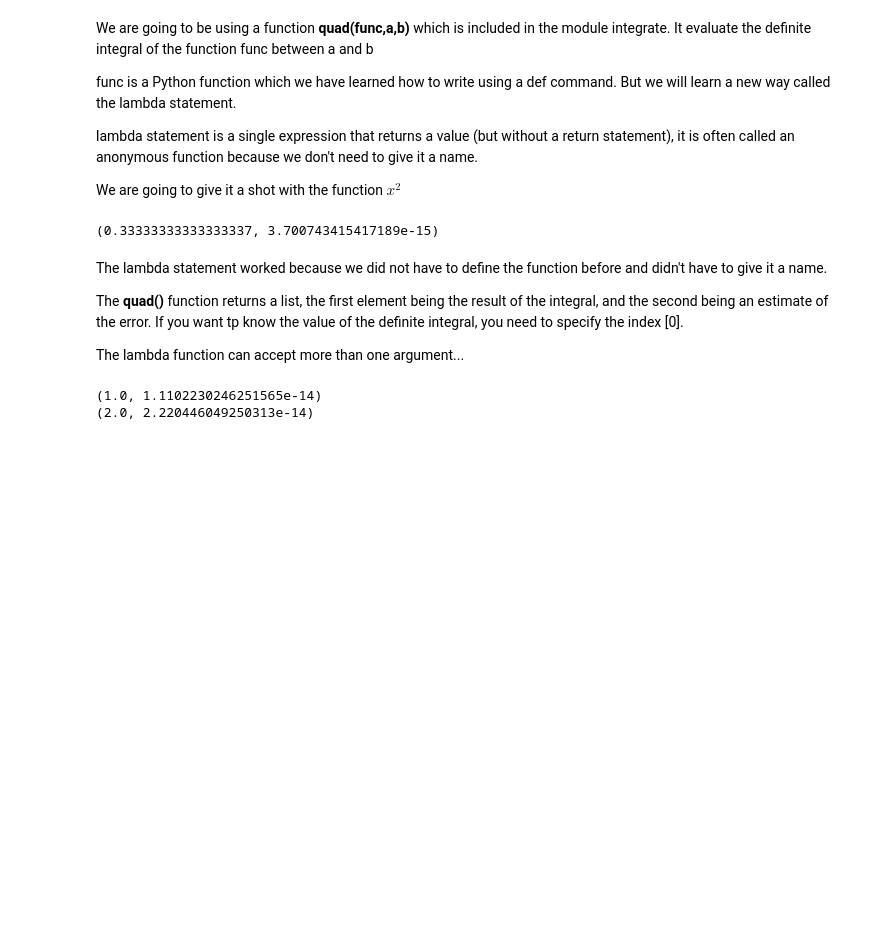
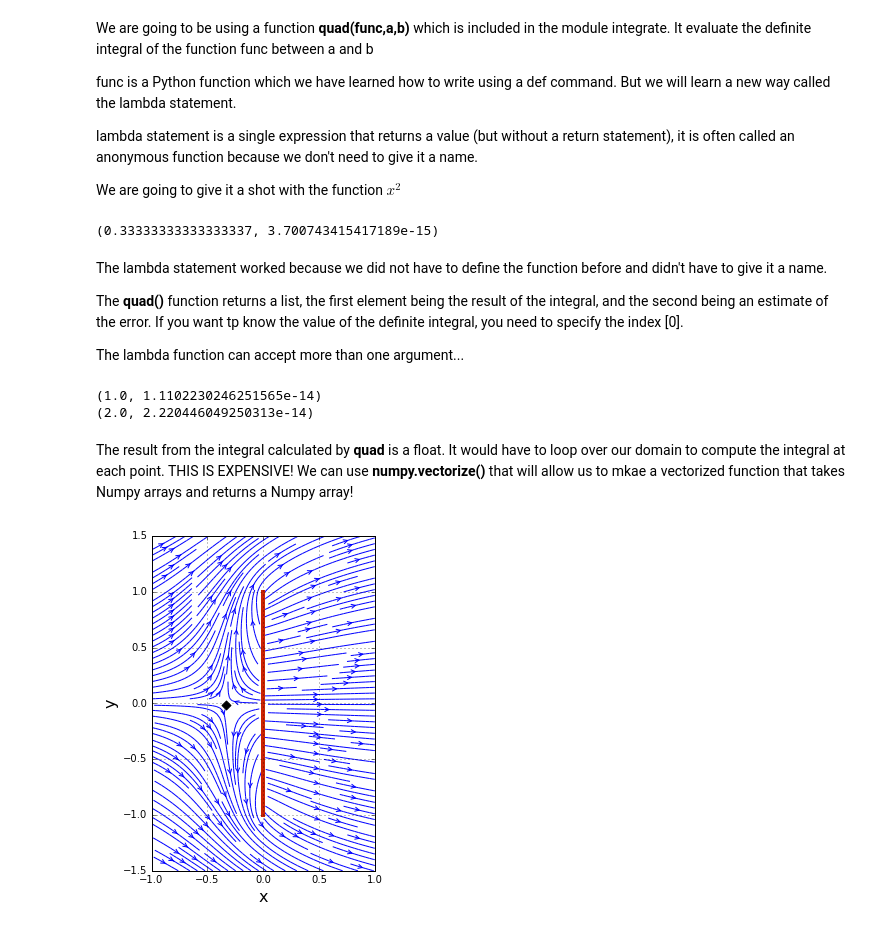
Before and after one commit to jennakosborn/mae6226, a Jupyter notebook: Lesson08.ipynb, the cells around one changed output. Saved outputs shown, nothing was run; the diff lists cells and outputs as text; code cells hidden in the pictures; blank space fills up the shorter version.

```diff
--- a/Lesson08.ipynb
+++ b/Lesson08.ipynb
@@ -174,3 +174,52 @@ print(integrate.quad(lambda x, a, b: a*b*x**2, 0.0, 1.0, args=(a,b)))
 # %% [output]
 (1.0, 1.1102230246251565e-14)
 (2.0, 2.220446049250313e-14)
+# %% [markdown]
+The result from the integral calculated by **quad** is a float. It would have to loop over our domain to compute the integral at each point. THIS IS EXPENSIVE! We can use **numpy.vectorize()** that will allow us to mkae a vectorized function that takes Numpy arrays and returns a Numpy array!
+# %%
+sigma = 2.5    # strength of the source-sheet
+
+# boundaries of the source-sheet
+y_min, y_max = -1.0, 1.0
+
+# create the anonymous functions
+integrand_u = lambda s, x, y: x / (x**2 + (y - s)**2)
+integrand_v = lambda s, x, y: (y - s) / (x**2 + (y - s)**2)
+
+# create a dummy function to vectorize
+def integration(x, y, integrand):
+    return integrate.quad(integrand, y_min, y_max, args=(x, y))[0]
+
+vec_integration = numpy.vectorize(integration)
+
+# compute the velocity field generated by the source-sheet
+u_sheet = sigma / (2.0 * numpy.pi) * vec_integration(X, Y, integrand_u)
+v_sheet = sigma / (2.0 * numpy.pi) * vec_integration(X, Y, integrand_v)
+
+# superposition of the source-sheet to the uniform flow
+u = u_freestream + u_sheet
+v = v_freestream + v_sheet
+# %%
+# plot the streamlines
+size =4
+pyplot.figure(figsize = (size, (y_end-y_start)/(x_end-x_start)*size))
+pyplot.grid()
+pyplot.xlabel('x',fontsize = 16)
+pyplot.ylabel('y', fontsize = 16)
+pyplot.streamplot(X,Y,u,v,density =2, linewidth =1, arrowsize = 1, arrowstyle = '->')
+
+#plot the source sheet
+pyplot.axvline(0.0, (y_min-y_start)/(y_end-y_start), (y_max-y_start)/(y_end-y_start),
+               color = '#CD2305', linewidth = 4)
+
+# compute the velocity magnitude and indices of the stagnation points
+# note: the stagnation point is approximated as the point with the smallest velocity magnitude
+magnitude = numpy.sqrt(u**2 + v**2)
+j_stagn, i_stag = numpy.unravel_index(magnitude.argmin(), magnitude.shape)
+
+#plot the stagnation point
+pyplot.scatter(x[i_stagn], y[j_stagn], color= 'black', s= 40, marker = 'D')
+pyplot.xlim(x_start,x_end)
+pyplot.ylim(y_start, y_end);
+# %% [output]
+[figure, added]
```
